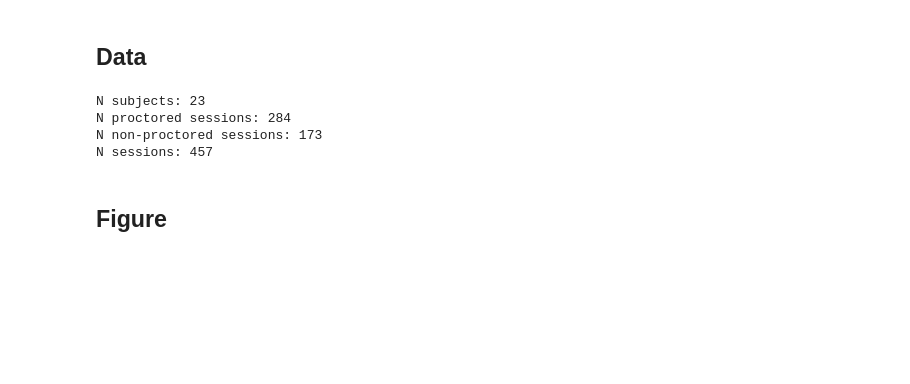
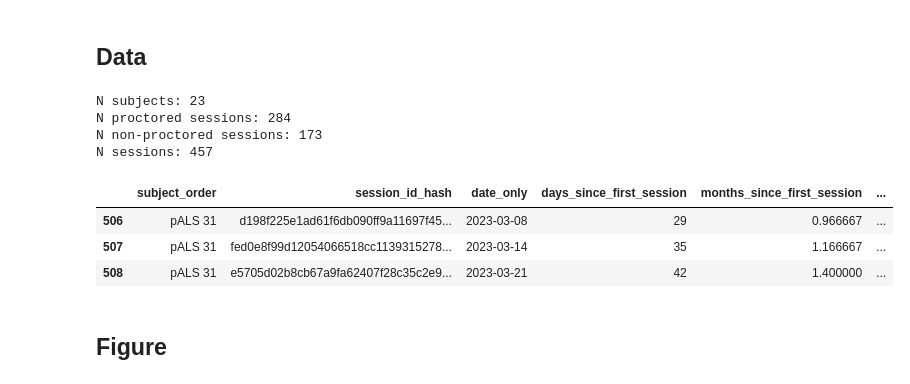
Before and after one commit to EverythingALS/ReliableMonitoringRPFTALS, a Jupyter notebook: Figure 3 - FVC proc vs non-proc boxplot.ipynb, the cells around one changed output. Saved outputs shown, nothing was run; the diff lists cells and outputs as text; code cells hidden in the pictures; blank space fills up the shorter version.

```diff
--- a/Figure 3 - FVC proc vs non-proc boxplot.ipynb
+++ b/Figure 3 - FVC proc vs non-proc boxplot.ipynb
@@ -444,24 +232,22 @@ def plot_figure3_figsupp3(
 # %%
 PATH = 'data'
 FILE = 'data_fig3.csv'
 df_data = pd.read_csv(os.path.join(PATH,FILE))
-
-# Keep only FVC
 df_data = df_data.query('pftType=="fvc"')
 
-# Keep only those with at least one of each
-subs = df_data.groupby('subject_id').apply(lambda s: s.is_proctored.nunique()==2)
-subs = subs[subs].index
-df_data = df_data.query('subject_id in @subs')
-
-print(f'N subjects: {df_data.subject_id.nunique()}')
-print(f"N proctored sessions: {df_data.query('is_proctored==True').session_id.nunique()}")
-print(f"N non-proctored sessions: {df_data.query('is_proctored==False').session_id.nunique()}")
-print(f"N sessions: {df_data.session_id.nunique()}")
+print(f'N subjects: {df_data.subject_order.nunique()}')
+print(f"N proctored sessions: {df_data.query('is_proctored==True').session_id_hash.nunique()}")
+print(f"N non-proctored sessions: {df_data.query('is_proctored==False').session_id_hash.nunique()}")
+print(f"N sessions: {df_data.session_id_hash.nunique()}")
+df_data.head(3)
 # %% [output]
 N subjects: 23
 N proctored sessions: 284
 N non-proctored sessions: 173
 N sessions: 457
+|  | subject_order | session_id_hash | date_only | days_since_first_session | months_since_first_session | ... |
+| 506 | pALS 31 | d198f225e1ad61f6db090ff9a11697f45... | 2023-03-08 | 29 | 0.966667 | ... |
+| 507 | pALS 31 | fed0e8f99d12054066518cc1139315278... | 2023-03-14 | 35 | 1.166667 | ... |
+| 508 | pALS 31 | e5705d02b8cb67a9fa62407f28c35c2e9... | 2023-03-21 | 42 | 1.400000 | ... |
 # %% [markdown]
 ## Figure
```
Also changed, not shown: parts of 6 cells of this notebook, 14 other files.
